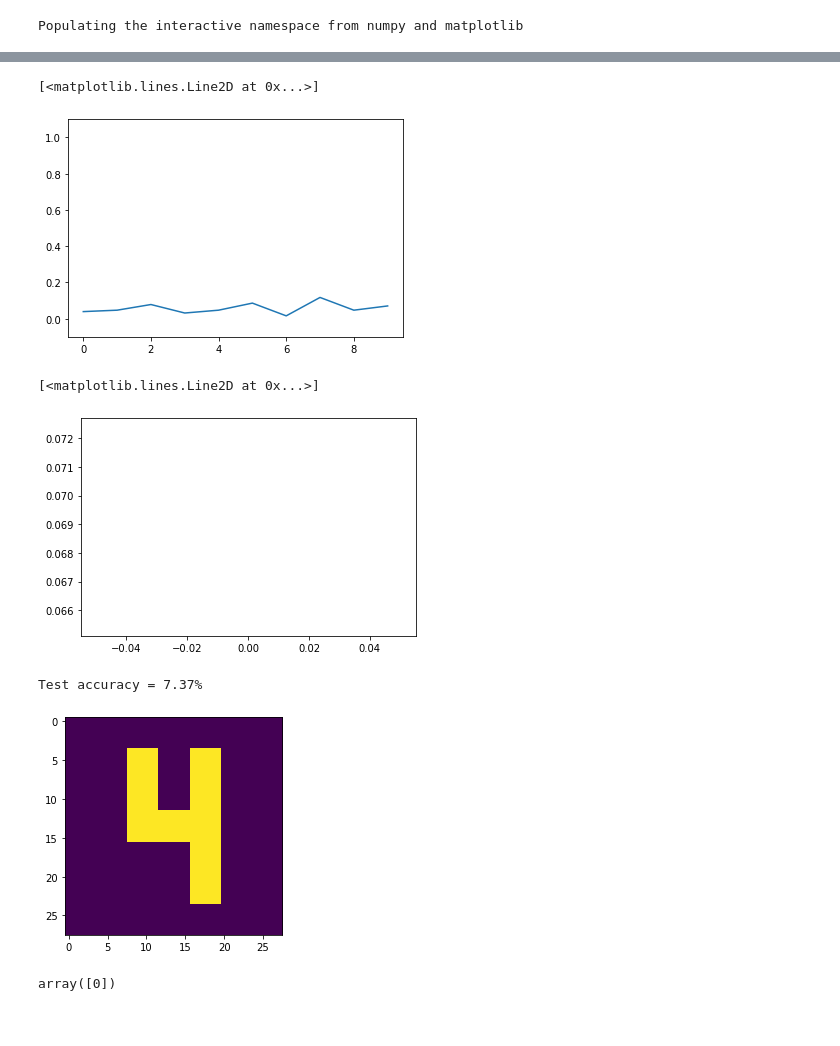
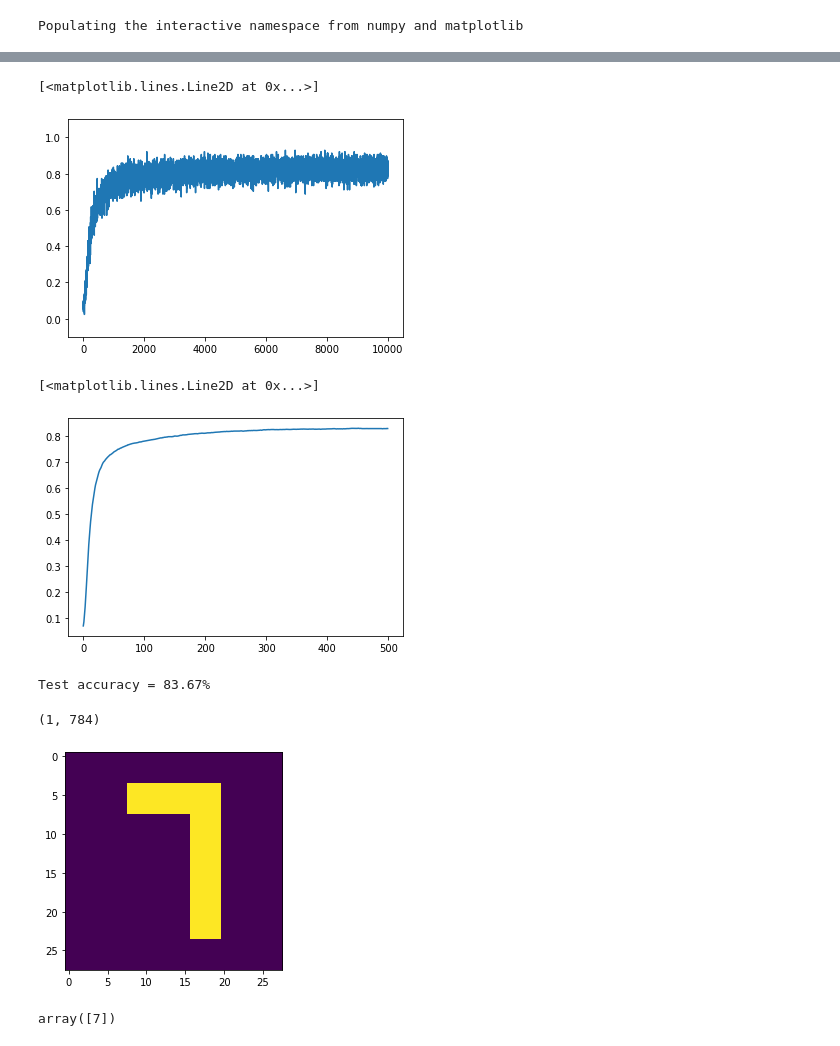
Before and after one commit to karynaur/mnist-from-numpy, a Jupyter notebook: MNIST.ipynb, the cells around one changed output, grey strips where cells are left out. Cells and saved outputs as stored; diff of their text form; code cells hidden in the pictures.

```diff
--- a/MNIST.ipynb
+++ b/MNIST.ipynb
@@ -63,24 +80,24 @@ def forward_backward_pass(x,y):
     targets[range(targets.shape[0]),y] = 1
 
 
-    x_l1p=x.dot(l1)
-    x_sigmoid=sigmoid(x_l1p)
-    x_l2p=x_sigmoid.dot(l2)
-    out=softmax(x_l2p)
-    print(out.shape)
+    x_l1=x.dot(l1)
+    x_sigmoid=sigmoid(x_l1)
+    x_l2=x_sigmoid.dot(l2)
+    out=softmax(x_l2)
 
-    error=2*(out-targets)/out.shape[0]*d_softmax(x_l2p)
+
+    error=2*(out-targets)/out.shape[0]*d_softmax(x_l2)
     update_l2=x_sigmoid.T@error
 
 
-    error=((l2).dot(error.T)).T*d_sigmoid(x_l1p)
+    error=((l2).dot(error.T)).T*d_sigmoid(x_l1)
     update_l1=x.T@error
 
     return out,update_l1,update_l2
 # %%
-epochs=10
+epochs=10000
 lr=0.001
-batch=64
+batch=128
 
 losses,accuracies,val_accuracies=[],[],[]
 
@@ -125,34 +151,37 @@ plt.ylim(-0.1, 1.1)
 plot(accuracies)
 # %% [output]
 [<matplotlib.lines.Line2D at 0x...>]
-[figure, old version]
+[figure, new version]
 # %%
 plot(val_accuracies)
 # %% [output]
 [<matplotlib.lines.Line2D at 0x...>]
-[figure, old version]
+[figure, new version]
 # %%
 test_out=np.argmax(softmax(sigmoid(X_test.dot(l1)).dot(l2)),axis=1)
 test_acc=(test_out==Y_test).mean().item()
 print(f'Test accuracy = {test_acc*100:.2f}%')
 # %% [output]
-Test accuracy = 7.37%
+Test accuracy = 83.67%
 # %%
 m = [[0,0,0,0,0,0,0],
-     [0,0,255,0,255,0,0],
-     [0,0,255,0,255,0,0],
-     [0,0,255,255,255,0,0],
-     [0,0,0,0,255,0,0],
-     [0,0,0,0,255,0,0],
+     [0,0,10,10,10,0,0],
+     [0,0,0,0,10,0,0],
+     [0,0,0,0,10,0,0],
+     [0,0,0,0,10,0,0],
+     [0,0,0,0,10,0,0],
      [0,0,0,0,0,0,0]]
-# upscale to 28x28
+
 m = np.concatenate([np.concatenate([[x]*4 for x in y]*4) for y in m])
+m=m.reshape(1,-1)
 imshow(m.reshape(28,28))
-m=m.reshape(1,-1)
+
+m.shape
 # %% [output]
+(1, 784)
-[figure, old version]
+[figure, new version]
 # %%
-x = np.argmax(softmax(np.maximum(m.dot(l1),0).dot(l2)),axis=1)
+x = np.argmax(sigmoid(m.dot(l1)).dot(l2),axis=1)
 x
 # %% [output]
-array([0])
+array([7])
```
Also changed, not shown: parts of 11 cells of this notebook, 2 other files.
